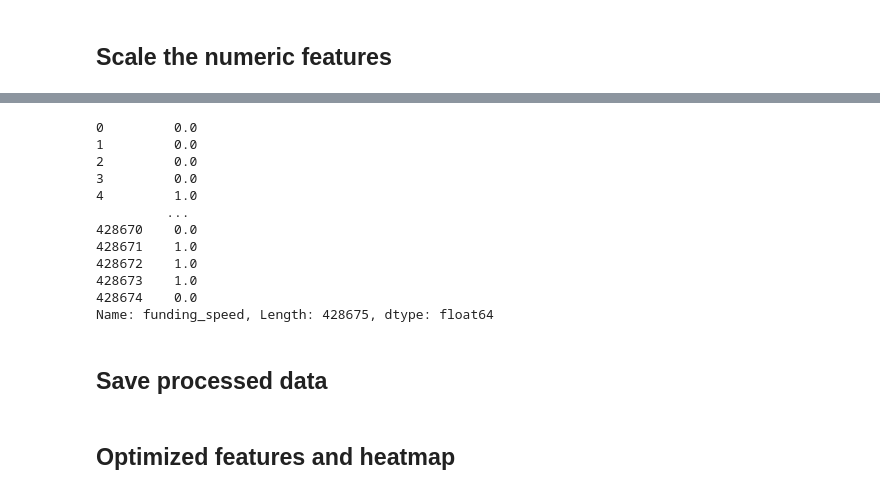
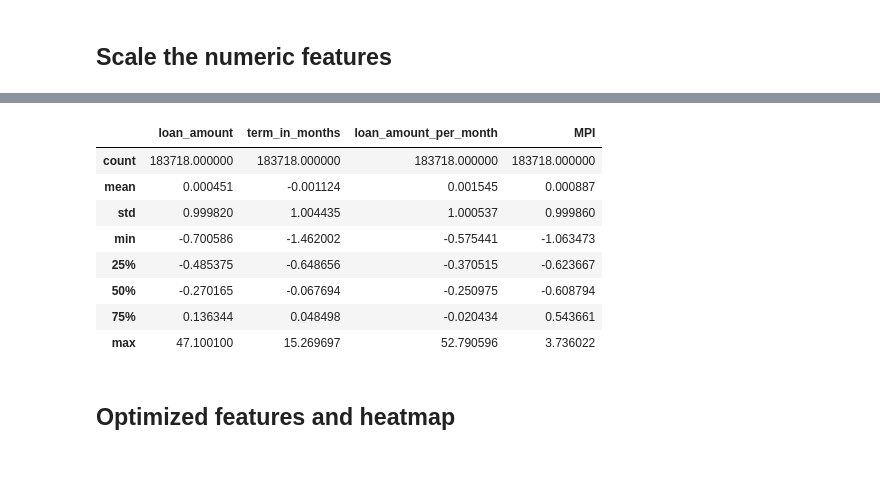
Before and after one commit to lasayin/Crowdfunding-on-Kiva-Platform, a Jupyter notebook: Kiva_Crowdfunding_Preprocessing.ipynb, the cells around one changed output, grey strips where cells are left out. Saved outputs shown, nothing was run; the diff lists cells and outputs as text; code cells hidden in the pictures; blank space fills up the shorter version.

```diff
--- a/Kiva_Crowdfunding_Preprocessing.ipynb
+++ b/Kiva_Crowdfunding_Preprocessing.ipynb
@@ -438,17 +425,0 @@ y_train.reset_index(drop=True, inplace=True)
-# %%
-y_train
-# %% [output]
-0         0.0
-1         0.0
-2         0.0
-3         0.0
-4         1.0
-         ...
-428670    0.0
-428671    1.0
-428672    1.0
-428673    1.0
-428674    0.0
-Name: funding_speed, Length: 428675, dtype: float64
-# %% [markdown]
-## Save processed data
@@ -460,3 +426,15 @@ y_test.to_csv('/Users/lasayin/Desktop/Springboard/GitHub/Springboard_DS_Capstone
+# %%
+X_test[numeric_columns].describe()
+# %% [output]
+|  | loan_amount | term_in_months | loan_amount_per_month | MPI |
+| count | 183718.000000 | 183718.000000 | 183718.000000 | 183718.000000 |
+| mean | 0.000451 | -0.001124 | 0.001545 | 0.000887 |
+| std | 0.999820 | 1.004435 | 1.000537 | 0.999860 |
+| min | -0.700586 | -1.462002 | -0.575441 | -1.063473 |
+| 25% | -0.485375 | -0.648656 | -0.370515 | -0.623667 |
+| 50% | -0.270165 | -0.067694 | -0.250975 | -0.608794 |
+| 75% | 0.136344 | 0.048498 | -0.020434 | 0.543661 |
+| max | 47.100100 | 15.269697 | 52.790596 | 3.736022 |
 # %% [markdown]
 ## Optimized features and heatmap
 # %%
```
Also changed, not shown: parts of 21 cells of this notebook.
